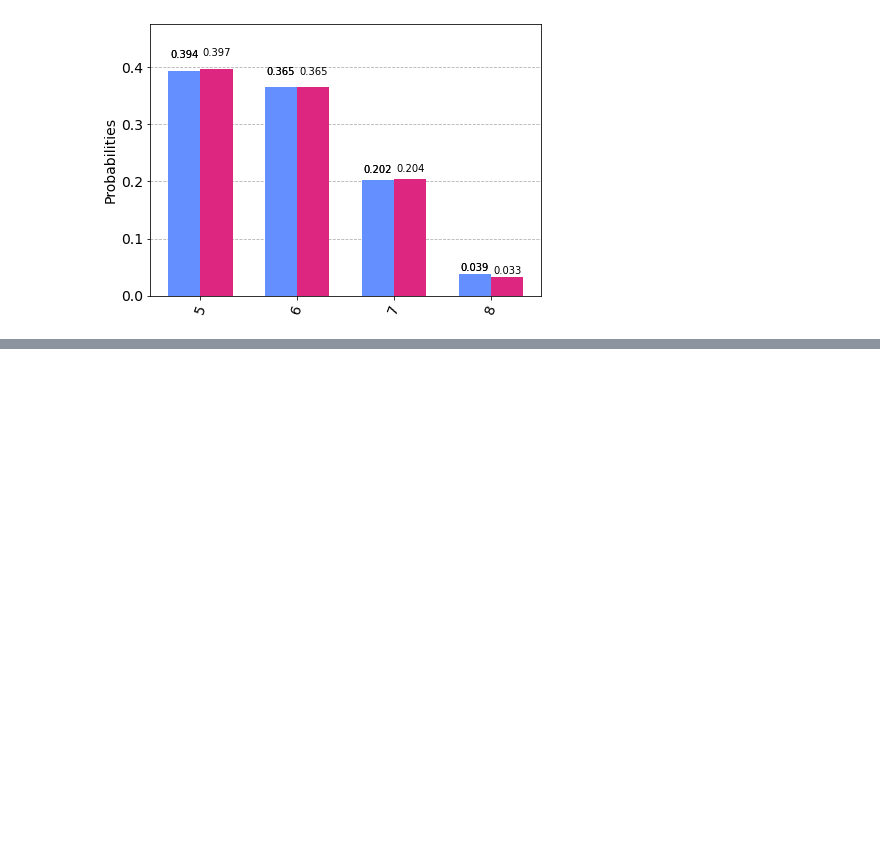
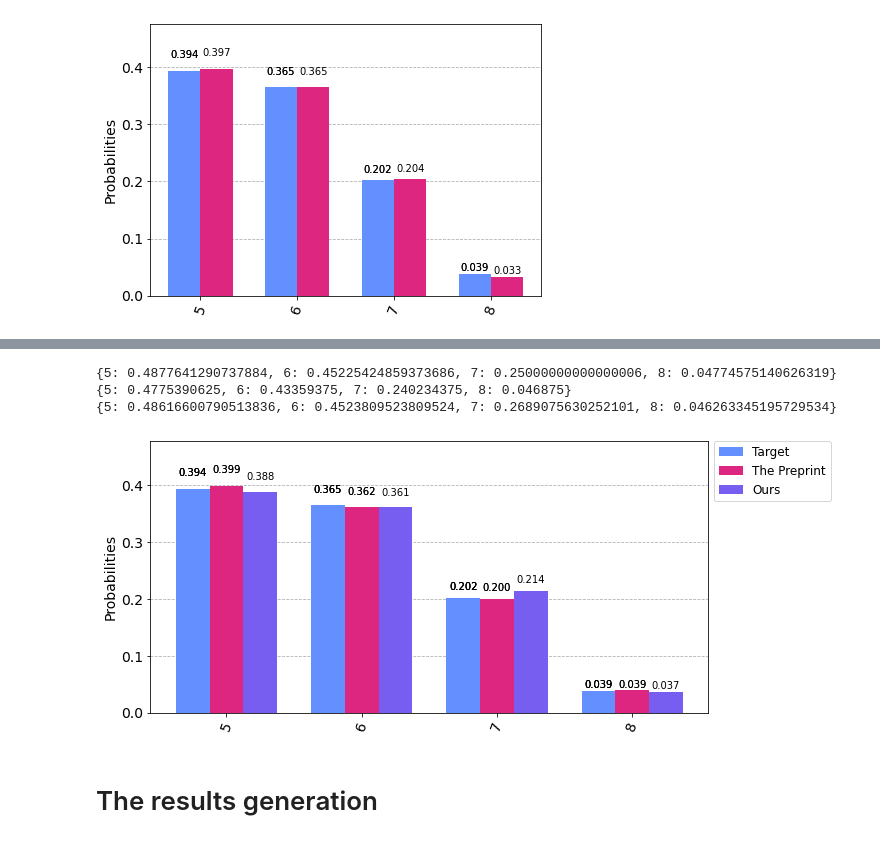
Before and after one commit to Inverseit/quantum, a Jupyter notebook: SWAP experiments.ipynb, the cells around one changed output, grey strips where cells are left out. Saved outputs shown, nothing was run; the diff lists cells and outputs as text; code cells hidden in the pictures; blank space fills up the shorter version.

```diff
--- a/SWAP experiments.ipynb
+++ b/SWAP experiments.ipynb
@@ -588,0 +645,55 @@ Running 50000 shots. MSE: 2.0380470035466456e-05
+# %%
+x, y = get_answer(gatePHI)
+answers = {}
+error = 0
+for i, g in enumerate(gates):
+    n = i + 5
+    ans = get_answer(g)
+    dp = ans[0] * x + ans[1] * y
+    p = 0.5 * (1 - dp * dp)
+    answers[n] = np.real(p)
+    error += (counts_processed_their[n] - answers[n]) ** 2
+mse = error / 4
+# %%
+print(answers)
+print(counts_processed_their)
+our = hist_given_shots(1024, False)
+print(our)
+
+
+# Define Data
+
+labels = ['Team 1','Team 2','Team 3']
+Python = [5, 10, 15]
+Java = [15, 20, 30]
+Php = [ 5, 9, 12]
+
+x_axis = np.arange(len(team))
+
+# Multi bar Chart
+
+plt.bar(x_axis +0.20, Python, width=0.2, label = 'Python')
+plt.bar(x_axis +0.20*2, Java, width=0.2, label = 'Java')
+plt.bar(x_axis +0.20*3, Php, width=0.2, label = 'Php')
+
+# Xticks
+
+plt.xticks(x_axis,team)
+
+# Add legend
+
+plt.legend()
+
+# Display
+
+plt.show()
+
+
+# display(plot_histogram([answers, counts_processed_their, our], figsize=(10, 5), legend=["Target", "The Preprint", "Ours"]))
+# %% [output]
+{5: 0.4877641290737884, 6: 0.45225424859373686, 7: 0.25000000000000006, 8: 0.04774575140626319}
+{5: 0.4775390625, 6: 0.43359375, 7: 0.240234375, 8: 0.046875}
+{5: 0.48616600790513836, 6: 0.4523809523809524, 7: 0.2689075630252101, 8: 0.046263345195729534}
+[figure, added]
+# %% [markdown]
+# The results generation
```
Also changed, not shown: parts of 17 cells of this notebook.
